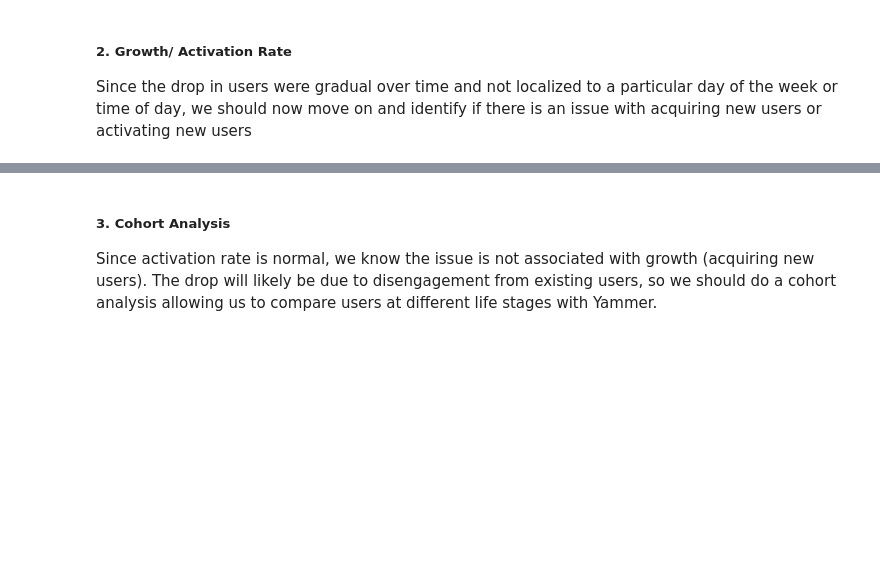
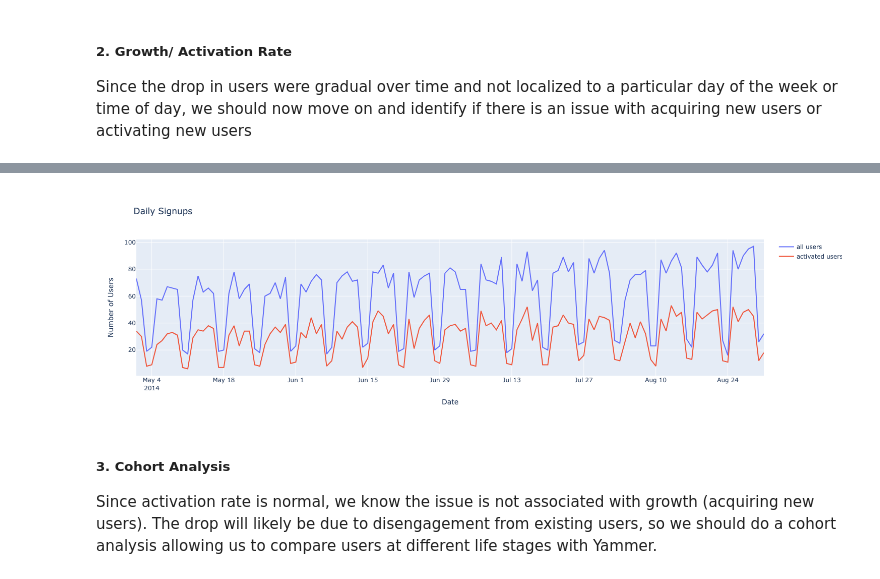
Before and after one commit to JodiZhang/Yammer-Case-Study, a Jupyter notebook: Drop in User Engagement/Yammer Case Study - Drop in User Engagement.ipynb, the cells around one changed output, grey strips where cells are left out. Cells and saved outputs as stored; diff of their text form; code cells hidden in the pictures; blank space fills up the shorter version.

```diff
--- a/Drop in User Engagement/Yammer Case Study - Drop in User Engagement.ipynb
+++ b/Drop in User Engagement/Yammer Case Study - Drop in User Engagement.ipynb
@@ -150,16 +183,18 @@ activation_rate.head()
 # %%
 date = activation_rate['date']
 all_users = activation_rate['all_users']
 activated_users = activation_rate['activated_users']
 
 fig = go.Figure()
 fig.add_trace(go.Scatter(x=date, y=all_users,mode='lines',name='all users'))
 fig.add_trace(go.Scatter(x=date, y=activated_users,mode='lines',name='activated users'))
 
 fig.update_layout(title='Daily Signups',xaxis_title='Date',yaxis_title='Number of Users')
 
-fig.write_html('Figures/Daily_Signups.html')
-fig.show()
+pio.write_html(fig, file='Figures/Daily_Signups.html',include_plotlyjs='cdn',default_width='60%', default_height='60%')
+pio.show(fig)
+# %% [output]
+[figure, added]
 # %% [markdown]
 ##### 3. Cohort Analysis
 Since activation rate is normal, we know the issue is not associated with growth (acquiring new users). The drop will likely be due to disengagement from existing users, so we should do a cohort analysis allowing us to compare users at different life stages with Yammer.
```
Also changed, not shown: parts of 26 cells of this notebook, 12 other files.
